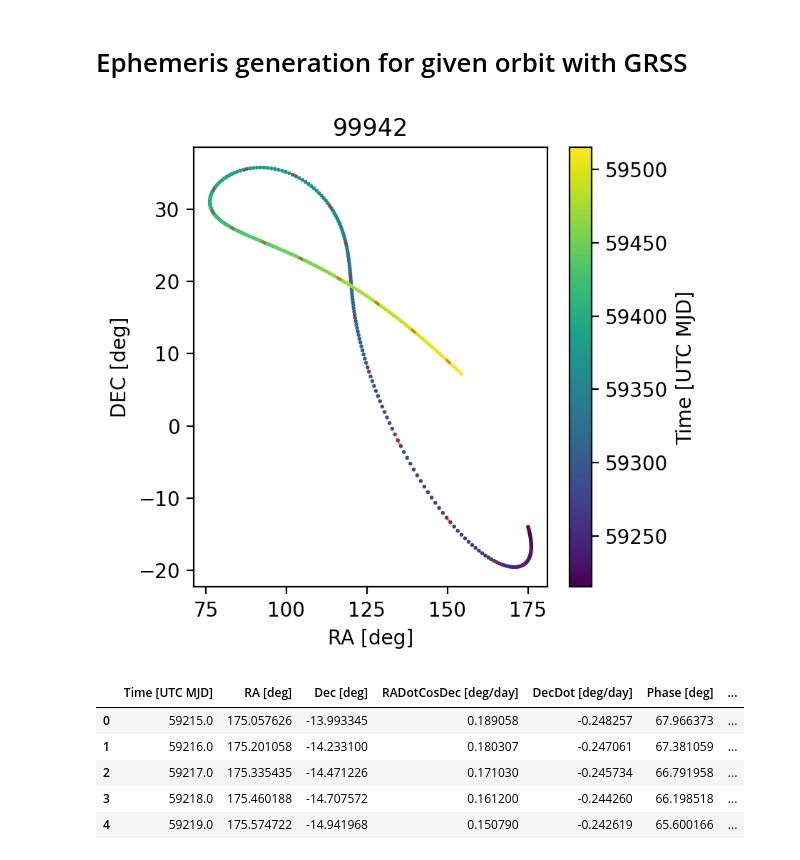
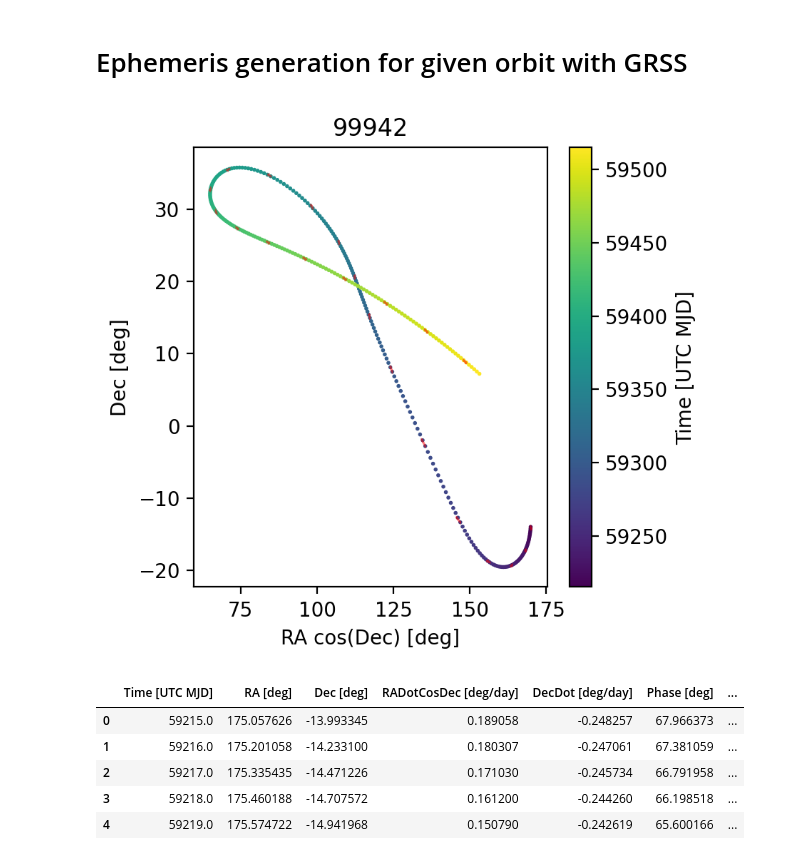
Before and after one commit to rahil-makadia/lsst-ephemeris, a Jupyter notebook: ephemeris.ipynb, the cells around one changed output. Drawn from its saved outputs; the diff is of its cells as text; code cells hidden in the pictures.

Commit message:
added cos(dec) correction factor to plot

```diff
--- a/ephemeris.ipynb
+++ b/ephemeris.ipynb
@@ -95,17 +95,17 @@ obs = np.array([ra, dec]).T*180.0/np.pi
 obs_dot = np.array([ra_rate*cos_dec, dec_rate]).T*180.0/np.pi
 # %%
 plt.figure(figsize=(4, 4), dpi=200)
-plt.scatter(obs[:, 0], obs[:, 1], c = t_eval, cmap='viridis', s=1)
+plt.scatter(obs[:, 0]*cos_dec, obs[:, 1], c = t_eval, cmap='viridis', s=1)
 # plot vector field of ra, dec rates
 for i in range(0, num_pts, 14):
-    plt.arrow(obs[i, 0], obs[i, 1], obs_dot[i, 0], obs_dot[i, 1], head_width=0.1, head_length=0.1, fc='r', ec='r', alpha=0.5)
-plt.xlabel('RA [deg]')
-plt.ylabel('DEC [deg]')
+    plt.arrow(obs[i, 0]*cos_dec[i], obs[i, 1], obs_dot[i, 0]*cos_dec[i], obs_dot[i, 1], head_width=0.1, head_length=0.1, fc='r', ec='r', alpha=0.5)
+plt.xlabel('RA cos(Dec) [deg]')
+plt.ylabel('Dec [deg]')
 plt.colorbar(label=f'Time [{timescale} MJD]')
 plt.title(f'{body_id}')
 plt.show()
 # %% [output]
-[figure, old version]
+[figure, new version]
 # %%
 # get states for sun and earth
 if t_eval_utc:
```
